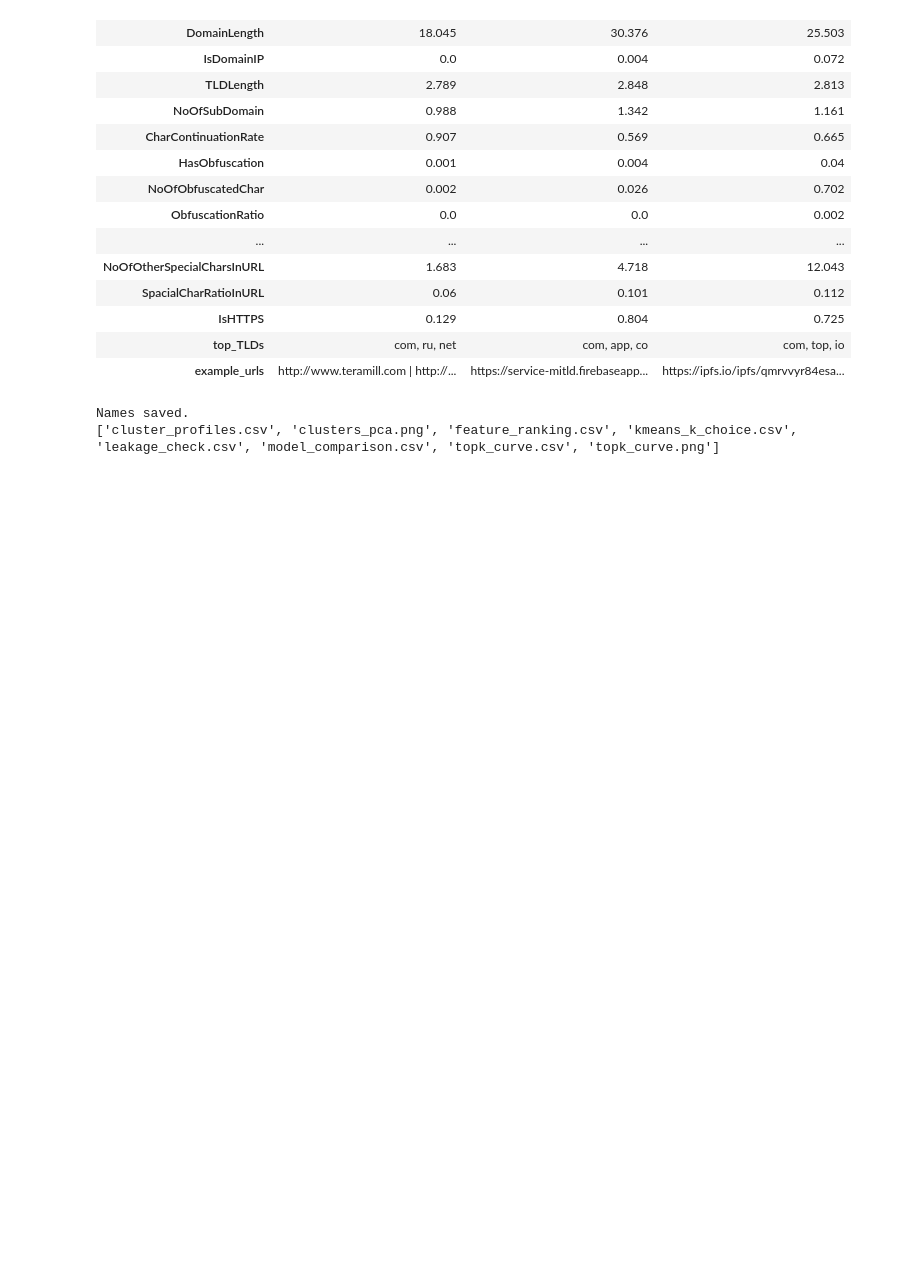
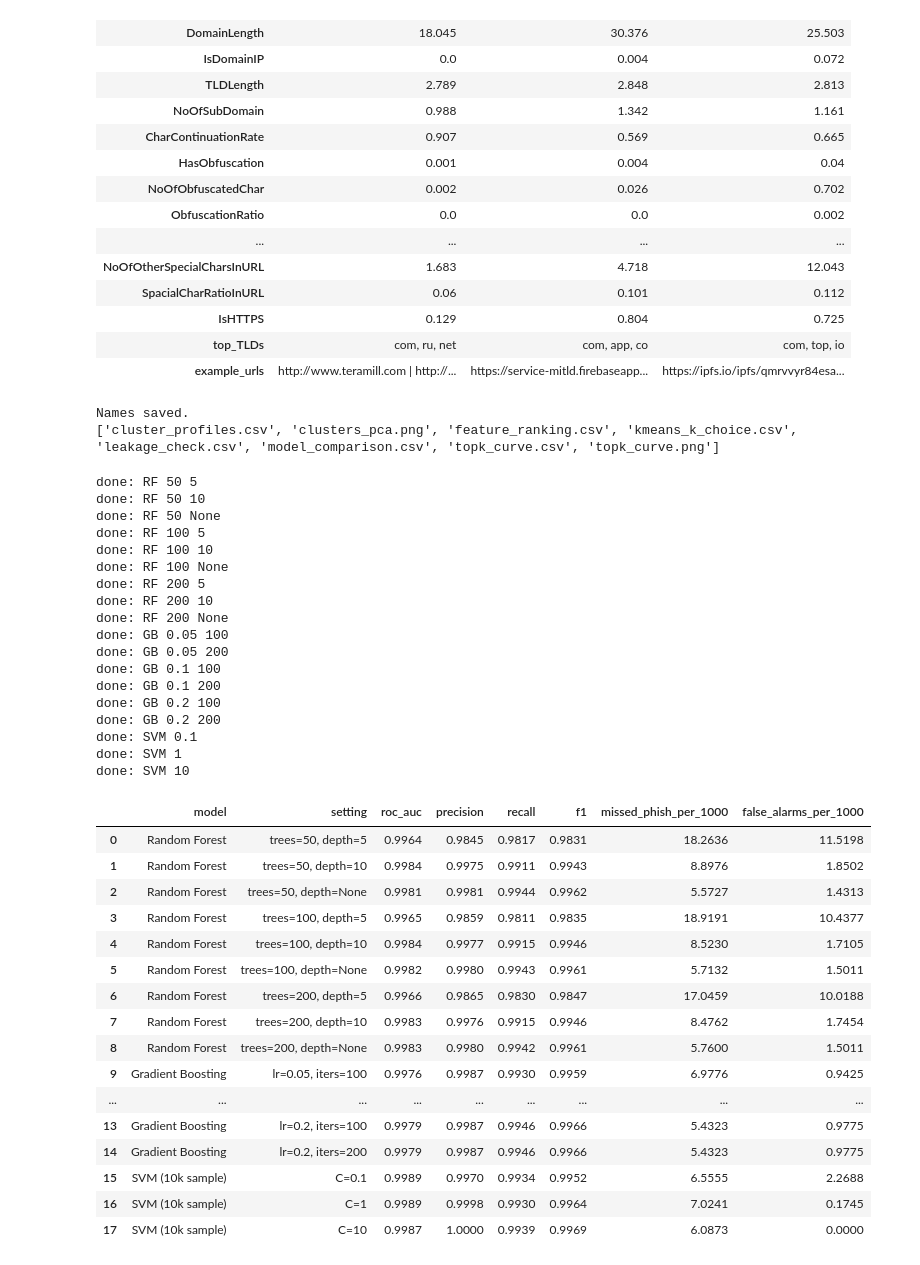
Before and after one commit to ayeshaalamexe/ds311-phishguard, a Jupyter notebook: notebooks/03_mining_lead.ipynb, the cells around one changed output. Drawn from its saved outputs; the diff is of its cells as text; code cells hidden in the pictures; blank space fills up the shorter version.

```diff
--- a/notebooks/03_mining_lead.ipynb
+++ b/notebooks/03_mining_lead.ipynb
@@ -738,3 +738,65 @@ print(sorted(os.listdir("results")))
 # %% [output]
 Names saved.
 ['cluster_profiles.csv', 'clusters_pca.png', 'feature_ranking.csv', 'kmeans_k_choice.csv', 'leakage_check.csv', 'model_comparison.csv', 'topk_curve.csv', 'topk_curve.png']
+# %%
+# TASK: Mining Lead - Step 8: parameter effects (URL-only 19 features)
+rows = []
+for n in [50, 100, 200]:
+    for d in [5, 10, None]:
+        m = RandomForestClassifier(n_estimators=n, max_depth=d, random_state=SEED, n_jobs=-1)
+        r = run_cv(m, group_a, ev_data)
+        rows.append({"model": "Random Forest", "setting": f"trees={n}, depth={d}", **r})
+        print("done: RF", n, d)
+
+for lr in [0.05, 0.1, 0.2]:
+    for it in [100, 200]:
+        m = HistGradientBoostingClassifier(learning_rate=lr, max_iter=it, random_state=SEED)
+        r = run_cv(m, group_a, ev_data)
+        rows.append({"model": "Gradient Boosting", "setting": f"lr={lr}, iters={it}", **r})
+        print("done: GB", lr, it)
+
+for c in [0.1, 1, 10]:   # SVM on the 10k sample
+    r = run_cv(SVC(kernel="rbf", C=c), group_a, svm_data)
+    rows.append({"model": "SVM (10k sample)", "setting": f"C={c}", **r})
+    print("done: SVM", c)
+
+tuning = pd.DataFrame(rows)[["model", "setting", "roc_auc", "precision", "recall", "f1",
+                             "missed_phish_per_1000", "false_alarms_per_1000"]]
+tuning.to_csv("results/tuning.csv", index=False)
+tuning.round(4)
+# %% [output]
+done: RF 50 5
+done: RF 50 10
+done: RF 50 None
+done: RF 100 5
+done: RF 100 10
+done: RF 100 None
+done: RF 200 5
+done: RF 200 10
+done: RF 200 None
+done: GB 0.05 100
+done: GB 0.05 200
+done: GB 0.1 100
+done: GB 0.1 200
+done: GB 0.2 100
+done: GB 0.2 200
+done: SVM 0.1
+done: SVM 1
+done: SVM 10
+|  | model | setting | roc_auc | precision | recall | f1 | missed_phish_per_1000 | false_alarms_per_1000 |
+| 0 | Random Forest | trees=50, depth=5 | 0.9964 | 0.9845 | 0.9817 | 0.9831 | 18.2636 | 11.5198 |
+| 1 | Random Forest | trees=50, depth=10 | 0.9984 | 0.9975 | 0.9911 | 0.9943 | 8.8976 | 1.8502 |
+| 2 | Random Forest | trees=50, depth=None | 0.9981 | 0.9981 | 0.9944 | 0.9962 | 5.5727 | 1.4313 |
+| 3 | Random Forest | trees=100, depth=5 | 0.9965 | 0.9859 | 0.9811 | 0.9835 | 18.9191 | 10.4377 |
+| 4 | Random Forest | trees=100, depth=10 | 0.9984 | 0.9977 | 0.9915 | 0.9946 | 8.5230 | 1.7105 |
+| 5 | Random Forest | trees=100, depth=None | 0.9982 | 0.9980 | 0.9943 | 0.9961 | 5.7132 | 1.5011 |
+| 6 | Random Forest | trees=200, depth=5 | 0.9966 | 0.9865 | 0.9830 | 0.9847 | 17.0459 | 10.0188 |
+| 7 | Random Forest | trees=200, depth=10 | 0.9983 | 0.9976 | 0.9915 | 0.9946 | 8.4762 | 1.7454 |
+| 8 | Random Forest | trees=200, depth=None | 0.9983 | 0.9980 | 0.9942 | 0.9961 | 5.7600 | 1.5011 |
+| 9 | Gradient Boosting | lr=0.05, iters=100 | 0.9976 | 0.9987 | 0.9930 | 0.9959 | 6.9776 | 0.9425 |
+| ... | ... | ... | ... | ... | ... | ... | ... | ... |
+| 13 | Gradient Boosting | lr=0.2, iters=100 | 0.9979 | 0.9987 | 0.9946 | 0.9966 | 5.4323 | 0.9775 |
+| 14 | Gradient Boosting | lr=0.2, iters=200 | 0.9979 | 0.9987 | 0.9946 | 0.9966 | 5.4323 | 0.9775 |
+| 15 | SVM (10k sample) | C=0.1 | 0.9989 | 0.9970 | 0.9934 | 0.9952 | 6.5555 | 2.2688 |
+| 16 | SVM (10k sample) | C=1 | 0.9989 | 0.9998 | 0.9930 | 0.9964 | 7.0241 | 0.1745 |
+| 17 | SVM (10k sample) | C=10 | 0.9987 | 1.0000 | 0.9939 | 0.9969 | 6.0873 | 0.0000 |
```
Also changed, not shown: parts of 4 cells of this notebook.
